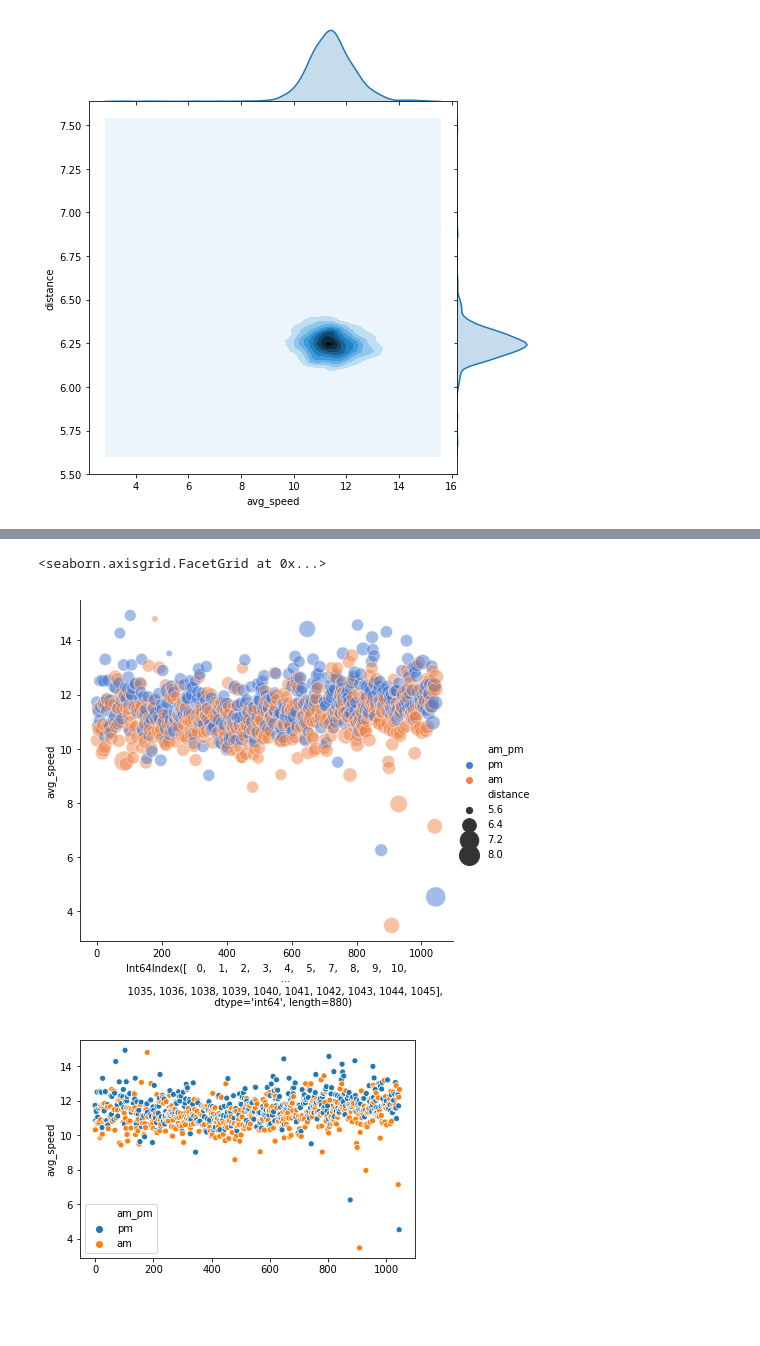
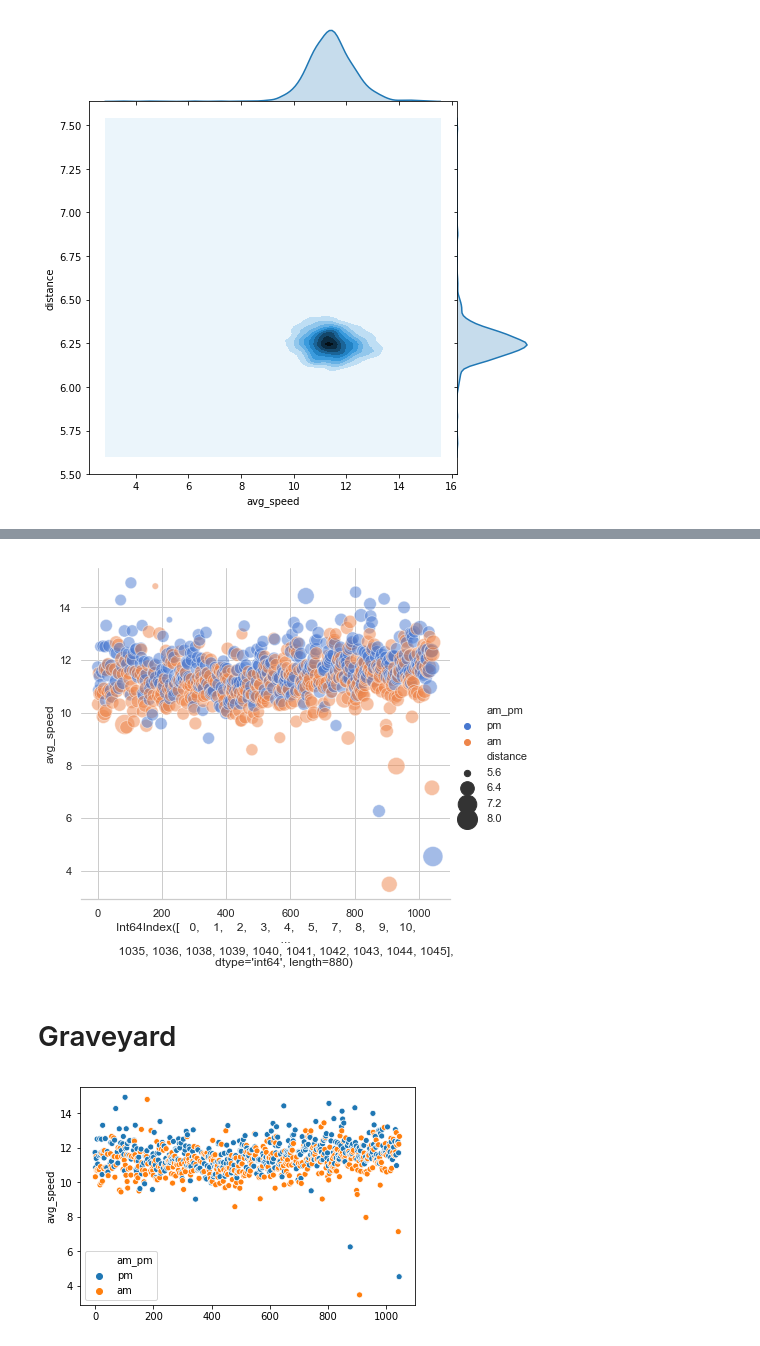
Before and after one commit to jordanplanders/Thinkful, a Jupyter notebook: Bootcamp/Unit 1/bike_data/Kevin_bike_datavis.ipynb, the cells around one changed output, grey strips where cells are left out. Saved outputs shown, nothing was run; the diff lists cells and outputs as text; code cells hidden in the pictures; blank space fills up the shorter version.

```diff
--- a/Bootcamp/Unit 1/bike_data/Kevin_bike_datavis.ipynb
+++ b/Bootcamp/Unit 1/bike_data/Kevin_bike_datavis.ipynb
@@ -110,0 +141,9 @@ g = sns.jointplot(work2way_df.avg_speed, work2way_df.distance, kind="kde", heigh
+# %%
+# violin plot
+sns.set(style="whitegrid", palette="muted", color_codes=True)
+
+sns.violinplot(x="day_of_week", y="avg_speed", hue="am_pm",
+               split=True, inner="quart",
+
+               data=work2way_df)
+sns.despine(left=True)
@@ -110,0 +152,5 @@ g = sns.jointplot(work2way_df.avg_speed, work2way_df.distance, kind="kde", heigh
+# %%
+# box plot
+sns.set(style = "whitegrid")
+ax = sns.boxplot(x=work2way_df.day_of_week,y=work2way_df.avg_speed,data=work2way_df,hue=work2way_df.am_pm, palette='pastel')
+sns.despine(left=True)
@@ -110,0 +159,6 @@ g = sns.jointplot(work2way_df.avg_speed, work2way_df.distance, kind="kde", heigh
+# %%
+# point plot
+sns.set(style = "whitegrid")
+g = sns.factorplot(x="day_of_week", y="avg_speed", hue="am_pm", data=work2way_df,
+        size=6, kind="point", palette="pastel",ci=95,dodge=True,join=False)
+sns.despine(left=True)
@@ -110,0 +167,8 @@ g = sns.jointplot(work2way_df.avg_speed, work2way_df.distance, kind="kde", heigh
+# %%
+# strip plot
+f, ax = plt.subplots()
+sns.set(style = "whitegrid")
+sns.despine(left=True)
+sns.stripplot(x="day_of_week", y="avg_speed",
+              data=work2way_df, hue = 'am_pm',dodge=True, jitter=True,
+              alpha=.25, zorder=1)
@@ -111,10 +187,12 @@ g = sns.jointplot(work2way_df.avg_speed, work2way_df.distance, kind="kde", heigh
 # %%
 sns.relplot(x=work2way_df.index, y="avg_speed", hue="am_pm", size="distance",
             sizes=(40, 400), alpha=.5, palette="muted",
             height=6, data=work2way_df)
+sns.despine(left=True)
 # %% [output]
-<seaborn.axisgrid.FacetGrid at 0x...>
-[figure, old version]
+[figure, new version]
+# %% [markdown]
+# Graveyard
 # %%
 # couldn't figure out the error blocking me from using workout_ts (timestamp)
 # as the x variable.
```
Also changed, not shown: parts of 19 cells of this notebook.
